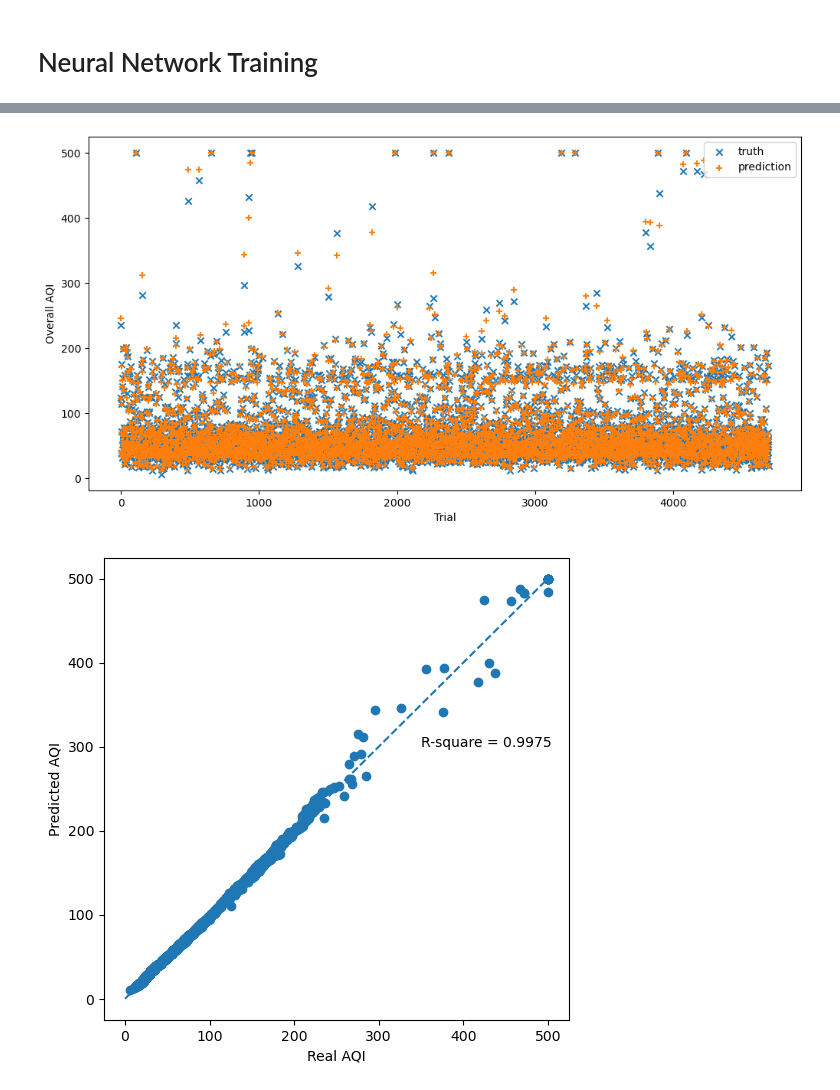
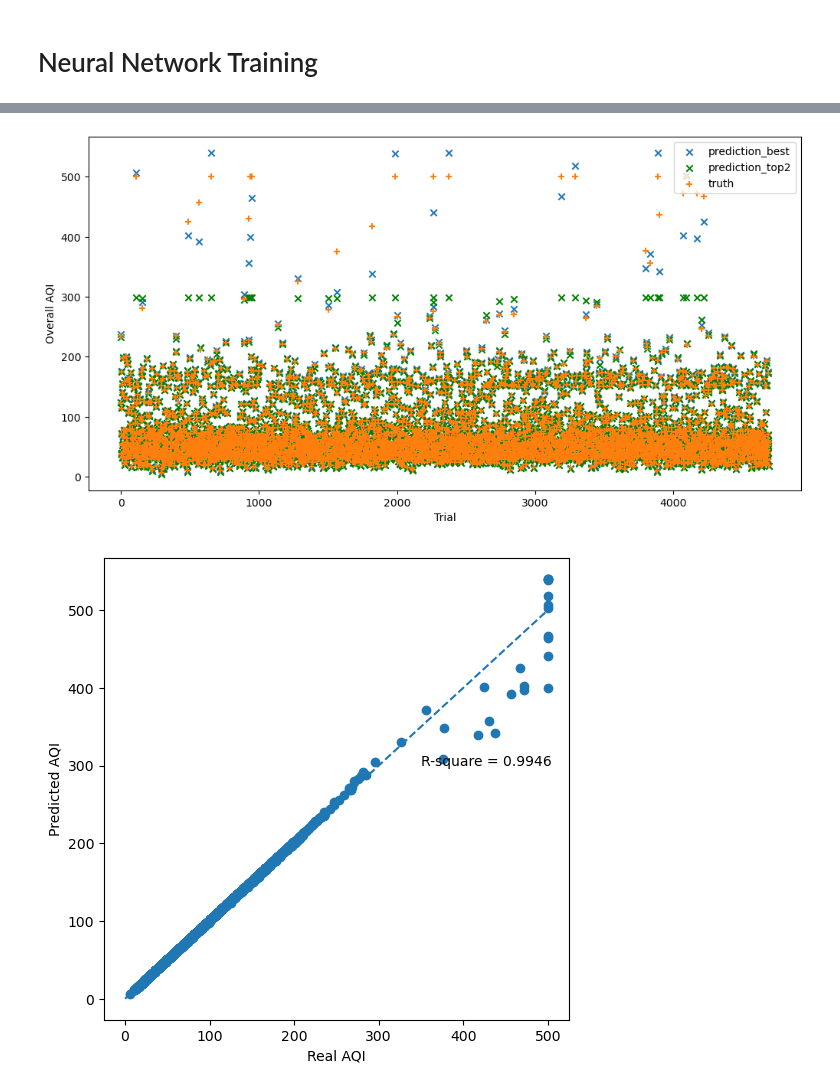
Before and after one commit to xiao-lin-ux/EAEE4000-AQI-Project, a Jupyter notebook: neural_network.ipynb, the cells around one changed output, grey strips where cells are left out. Saved outputs shown, nothing was run; the diff lists cells and outputs as text; code cells hidden in the pictures.

```diff
--- a/neural_network.ipynb
+++ b/neural_network.ipynb
@@ -188,21 +329,24 @@ model.save(os.path.join(model_path,'NN_model.h5'))
 # %%
 # reload the saved model
-model = load_model(os.path.join(model_path,'NN_model.h5'))
+# ---------- best tuning ----------
+model_best = load_model(os.path.join(model_path,'NN_model_randomsearch_20trials_rank1.h5'))
+# ---------- rank #2 tuning ----------
+model_top2 = load_model(os.path.join(model_path,'NN_model_randomsearch_20trials_rank2.h5'))
 # %%
-# Generate prediction
-y_test_pre = model.predict(X_test)
+# Generate prediction from the two models
+y_test_best_pre = model_best.predict(X_test)
+y_test_top2_pre = model_top2.predict(X_test)
 
 trial_test = 4693 # There are 4693 test datapoints
-trial_array = np.arange(n_test)
-#print(n_array)
+trial_array = np.arange(trial_test)
 y_test_truth = np.reshape(y_test_truth, -1)
-#print(y_test_truth)
-y_test_pre = np.reshape(y_test_pre, -1)
-#print(y_test_pre)
+y_test_best_pre = np.reshape(y_test_best_pre, -1)
+y_test_top2_pre = np.reshape(y_test_top2_pre, -1)
 
 fig,ax = plt.subplots(figsize=(12,6))
-plt.scatter(trial_array, y_test_truth, marker='x', label='truth')
-plt.scatter(trial_array, y_test_pre, marker='+', label='prediction')
+plt.scatter(trial_array, y_test_best_pre, marker='x', label='prediction_best')
+plt.scatter(trial_array, y_test_top2_pre, marker='x', color='g', label='prediction_top2')
+plt.scatter(trial_array, y_test_truth, marker='+', label='truth')
 
 ax.legend()
 ax.set_xlabel('Trial')
@@ -214,10 +359,10 @@ plt.show()
-[figure, old version]
+[figure, new version]
 # %%
 fig,ax = plt.subplots(figsize=(6,6))
 
-r2 = r2_score(y_test_truth, y_test_pre)
-plt.text(350, 300, f'R-square = {r2:.4}', fontsize=10)
-plt.scatter(y_test_truth, y_test_pre, marker='o')
+r2_best = r2_score(y_test_truth, y_test_best_pre)
+plt.text(350, 300, f'R-square = {r2_best:.4}', fontsize=10)
+plt.scatter(y_test_truth, y_test_best_pre, marker='o')
 line_array = np.arange(max(y_test_truth))
 plt.plot(line_array, line_array, linestyle='dashed')
 ax.set_xlabel('Real AQI')
@@ -225,4 +370,4 @@ ax.set_ylabel('Predicted AQI')
 
 plt.show()
 # %% [output]
-[figure, old version]
+[figure, new version]
```
Also changed, not shown: parts of 15 cells of this notebook.
